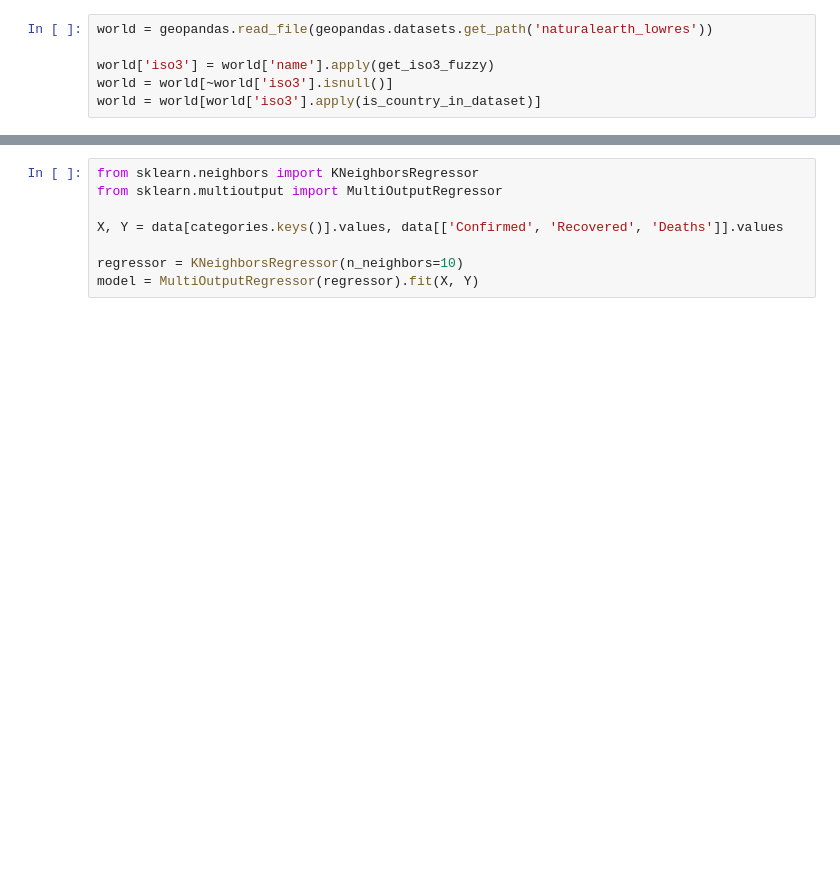
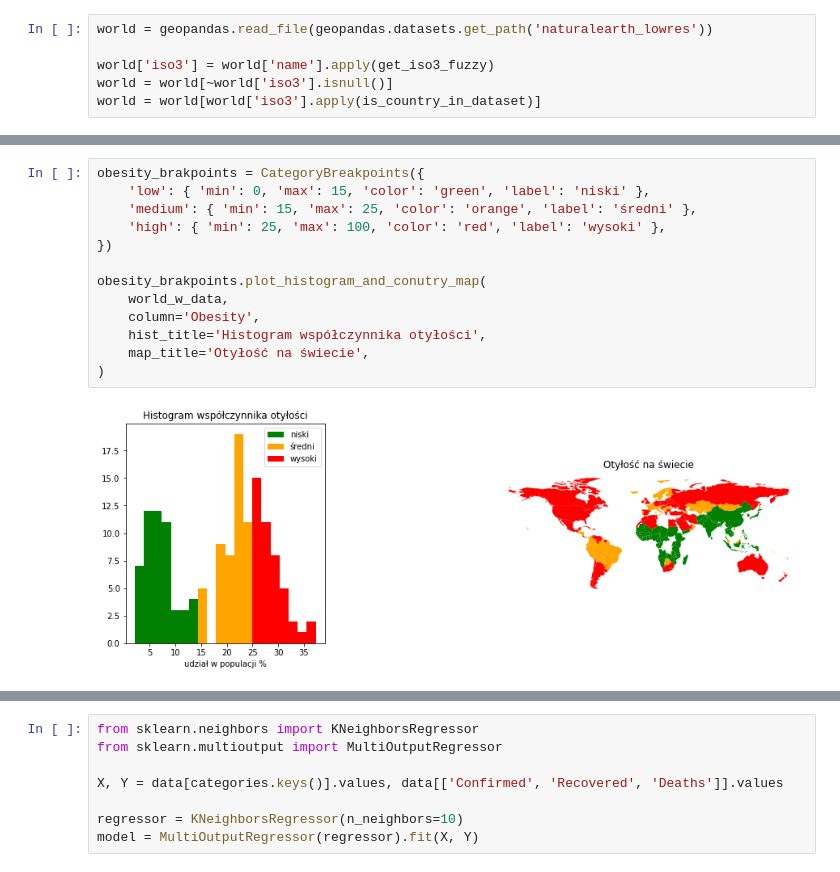
Before and after one commit to GrzegorzKazana/covid-diet-analysis, a Jupyter notebook: covid-project.ipynb, the cells around one changed output, grey strips where cells are left out. Cells and saved outputs as stored; diff of their text form; blank space fills up the shorter version.

```diff
--- a/covid-project.ipynb
+++ b/covid-project.ipynb
@@ -220,0 +309,15 @@ plt.show()
+# %%
+obesity_brakpoints = CategoryBreakpoints({
+    'low': { 'min': 0, 'max': 15, 'color': 'green', 'label': 'niski' },
+    'medium': { 'min': 15, 'max': 25, 'color': 'orange', 'label': 'średni' },
+    'high': { 'min': 25, 'max': 100, 'color': 'red', 'label': 'wysoki' },
+})
+
+obesity_brakpoints.plot_histogram_and_conutry_map(
+    world_w_data,
+    column='Obesity',
+    hist_title='Histogram współczynnika otyłości',
+    map_title='Otyłość na świecie',
+)
+# %% [output]
+[figure, added]
```
Also changed, not shown: parts of 40 cells of this notebook.
